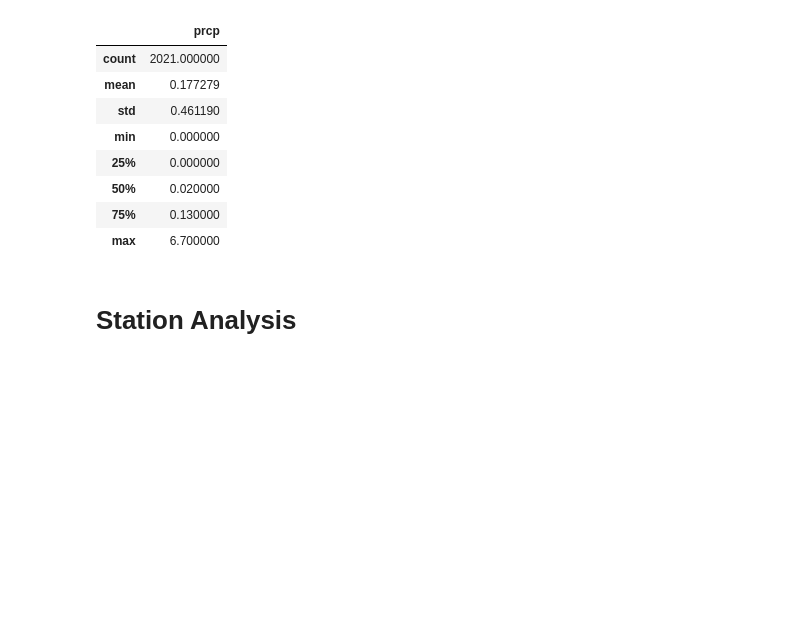
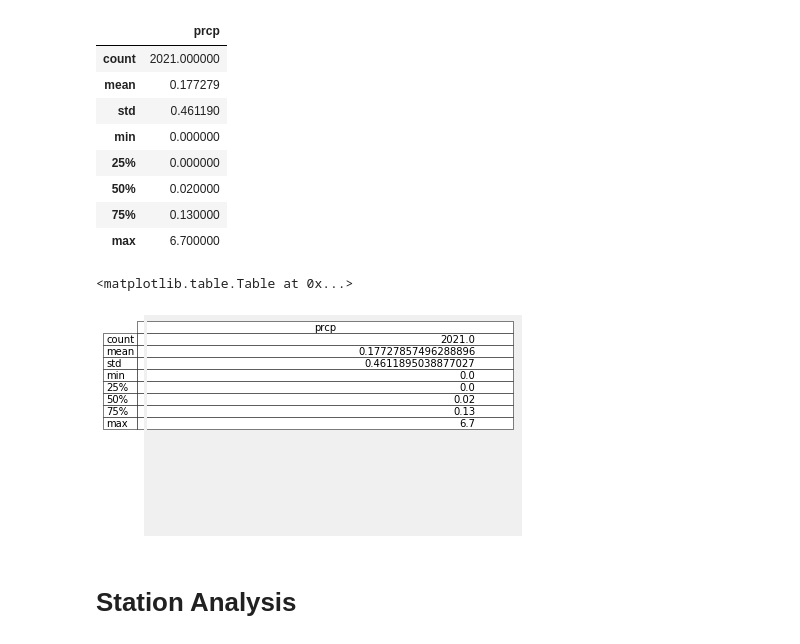
Before and after one commit to teresa-r/Advanced_Data_Storage_and_Retrieval, a Jupyter notebook: Climate_Analysis.ipynb, the cells around one changed output. Saved outputs shown, nothing was run; the diff lists cells and outputs as text; code cells hidden in the pictures; blank space fills up the shorter version.

```diff
--- a/Climate_Analysis.ipynb
+++ b/Climate_Analysis.ipynb
@@ -103,6 +105,23 @@ measurement_df.describe()
 | 50% | 0.020000 |
 | 75% | 0.130000 |
 | max | 6.700000 |
+# %%
+# Use Pandas to calcualte the summary statistics for the precipitation data
+measurement_desc=measurement_df['prcp'].describe()
+
+
+# #create a subplot without frame
+plot = plt.subplot(111, frame_on=True)
+
+# #remove axis
+plot.xaxis.set_visible(False)
+plot.yaxis.set_visible(False)
+
+# #create the table plot and position it in the upper left corner
+table(plot, measurement_desc,loc='upper right')
+# %% [output]
+<matplotlib.table.Table at 0x...>
+[figure, added]
 # %% [markdown]
 # Station Analysis
 # %%
```
Also changed, not shown: parts of 4 cells of this notebook, 5 other files.
